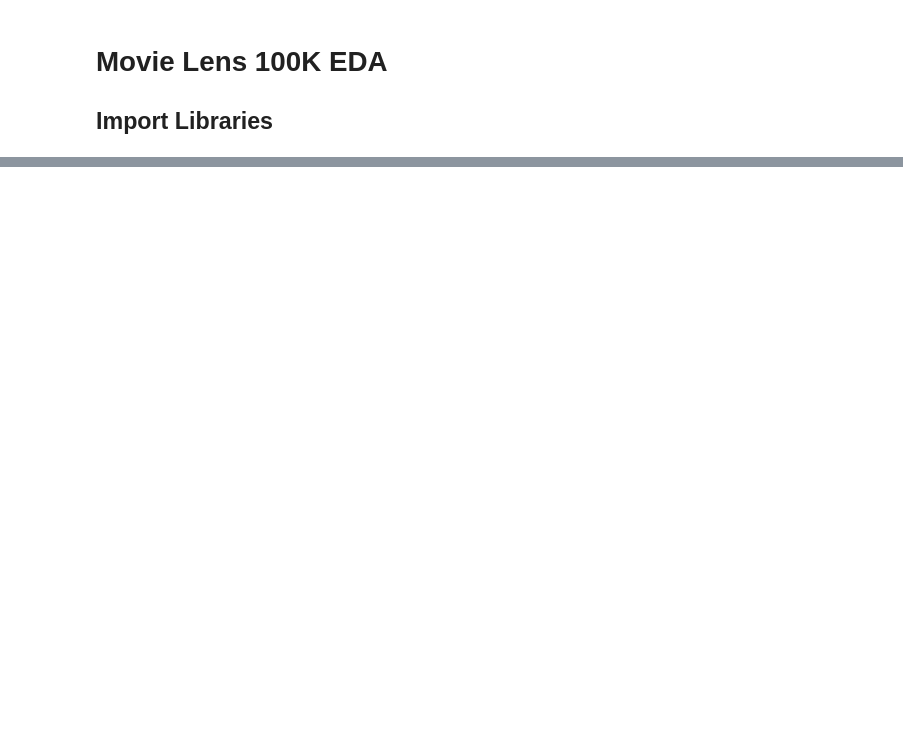
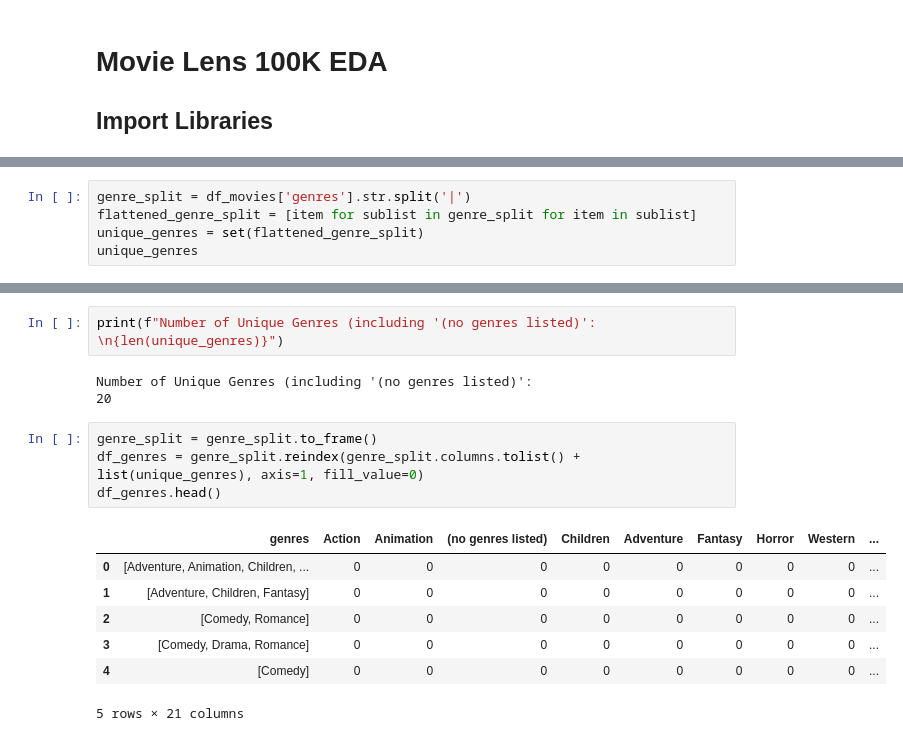
Before and after one commit to JFriendship/Movie-Recommendation-System, a Jupyter notebook: movieLensEDA.ipynb, the cells around one changed output, grey strips where cells are left out. Drawn from its saved outputs; the diff is of its cells as text; blank space fills up the shorter version.

```diff
--- a/movieLensEDA.ipynb
+++ b/movieLensEDA.ipynb
@@ -22,0 +140,5 @@ print(df_movies.head())
+# %%
+genre_split = df_movies['genres'].str.split('|')
+flattened_genre_split = [item for sublist in genre_split for item in sublist]
+unique_genres = set(flattened_genre_split)
+unique_genres
@@ -22,0 +166,17 @@ print(df_movies.head())
+# %%
+print(f"Number of Unique Genres (including '(no genres listed)': \n{len(unique_genres)}")
+# %% [output]
+Number of Unique Genres (including '(no genres listed)':
+20
+# %%
+genre_split = genre_split.to_frame()
+df_genres = genre_split.reindex(genre_split.columns.tolist() + list(unique_genres), axis=1, fill_value=0)
+df_genres.head()
+# %% [output]
+|  | genres | Action | Animation | (no genres listed) | Children | Adventure | Fantasy | Horror | Western | ... |
+| 0 | [Adventure, Animation, Children, ... | 0 | 0 | 0 | 0 | 0 | 0 | 0 | 0 | ... |
+| 1 | [Adventure, Children, Fantasy] | 0 | 0 | 0 | 0 | 0 | 0 | 0 | 0 | ... |
+| 2 | [Comedy, Romance] | 0 | 0 | 0 | 0 | 0 | 0 | 0 | 0 | ... |
+| 3 | [Comedy, Drama, Romance] | 0 | 0 | 0 | 0 | 0 | 0 | 0 | 0 | ... |
+| 4 | [Comedy] | 0 | 0 | 0 | 0 | 0 | 0 | 0 | 0 | ... |
+5 rows × 21 columns
```
Also changed, not shown: parts of 24 cells of this notebook.
